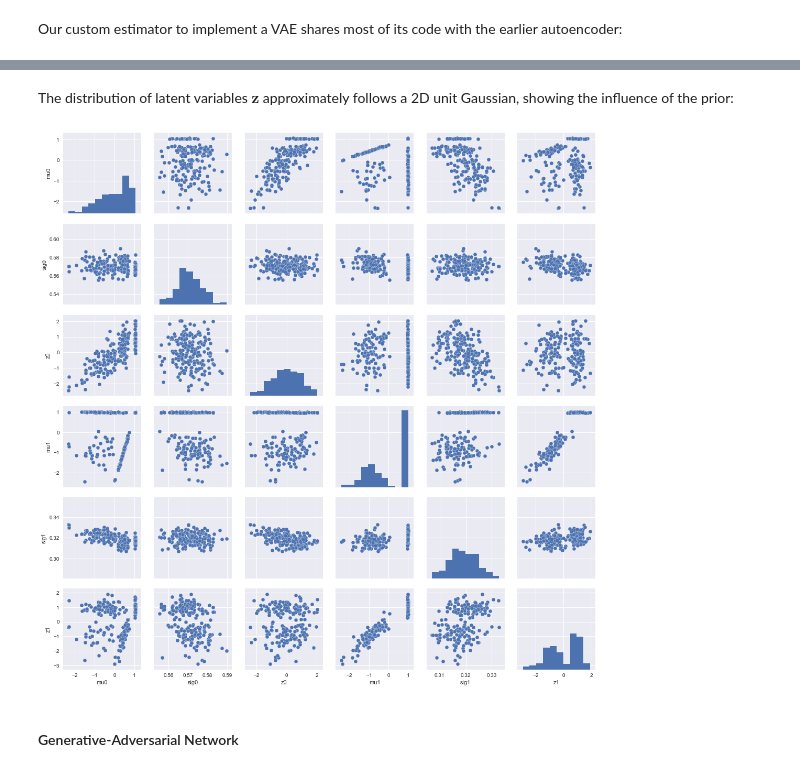
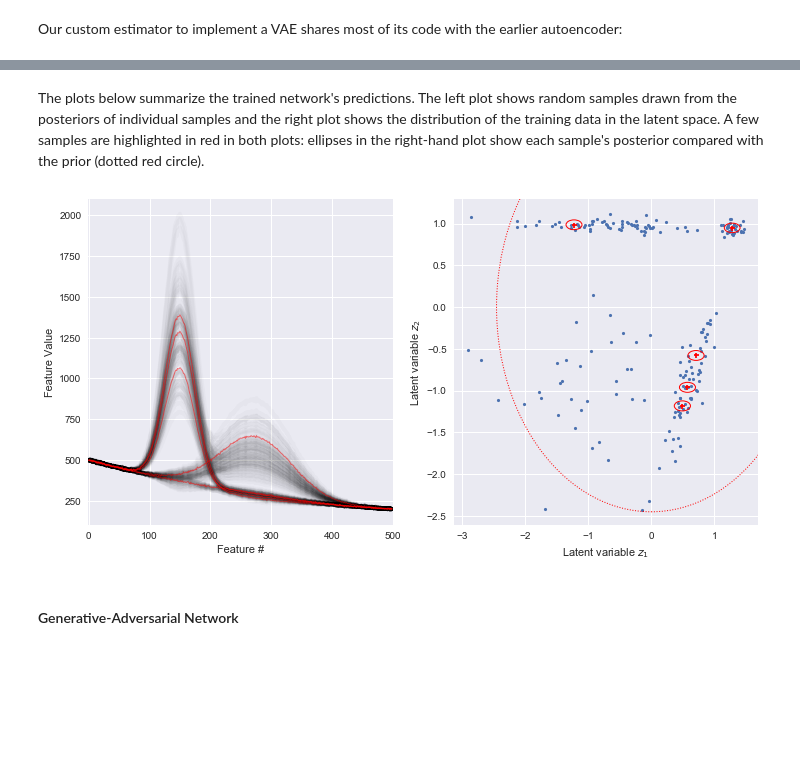
Before and after one commit to dkirkby/MachineLearningStatistics, a Jupyter notebook: notebooks/DeepLearning.ipynb, the cells around one changed output, grey strips where cells are left out. Drawn from its saved outputs; the diff is of its cells as text; code cells hidden in the pictures; blank space fills up the shorter version.

```diff
--- a/notebooks/DeepLearning.ipynb
+++ b/notebooks/DeepLearning.ipynb
@@ -627,6 +656,7 @@ def variational_autoencoder_model(features, labels, mode, params):
     D = params['dimension']
     C = params['n_components']
     eta = params['learning_rate']
+    sigx = params['noise_sigma']
 
     # Build the input layer.
     inputs = tf.reshape(features['X'], [-1, D])
@@ -660,7 +690,7 @@ def variational_autoencoder_model(features, labels, mode, params):
             'output': outputs})
 
     # Calculate the loss for TRAIN and EVAL modes.
-    decoder_loss = tf.reduce_sum((outputs - inputs) ** 2, axis=1)
+    decoder_loss = tf.reduce_sum((outputs - inputs) ** 2, axis=1) / (2 * sigx)
     kl_loss = 0.5 * tf.reduce_sum(latent_mu ** 2 + sigma ** 2 - 2 * latent_t - 1, axis=1)
     loss = tf.reduce_mean(decoder_loss + kl_loss)
 
@@ -689,10 +719,11 @@ vae = tf.estimator.Estimator(
         dimension=500,
         hidden_units=[],
         n_components=2,
+        noise_sigma=0.015,
         learning_rate=0.001))
 # %%
 vae.train(
     input_fn=tf.estimator.inputs.numpy_input_fn(
         x={'X': Xn}, y=None,
-        batch_size=500, num_epochs=None, shuffle=True),
-    steps=2000);
+        batch_size=250, num_epochs=None, shuffle=True),
+    steps=10000);
@@ -718,30 +730,44 @@ plot_reconstructed(Xn)
-# %% [markdown]
-The distribution of latent variables $\mathbf{z}$ approximately follows a 2D unit Gaussian, showing the influence of the prior:
-# %%
-def plot_latent(Xn, model=vae):
-    predictions = model.predict(
-        input_fn=tf.estimator.inputs.numpy_input_fn(
-            x={'X': Xn}, y=None, num_epochs=1, shuffle=False))
-    mean, sigma, z = [], [], []
-    for pred in predictions:
-        mean.append(pred['mean'])
-        sigma.append(pred['sigma'])
-        z.append(pred['latent'])
-    mean = np.array(mean)
-    sigma = np.array(sigma)
-    z  = np.array(z)
-    N, C = mean.shape
-    df = pd.DataFrame()
-    for i in range(C):
-        df['mu{}'.format(i)] = mean[:, i]
-        df['sig{}'.format(i)] = sigma[:, i]
-        df['z{}'.format(i)] = z[:, i]
-    sns.pairplot(df)
-    return df
-
-df = plot_latent(Xn)
-# %% [output]
-[figure, removed]
+# %% [markdown]
+The plots below summarize the trained network's predictions. The left plot shows random samples drawn from the posteriors of individual samples and the right plot shows the distribution of the training data in the latent space. A few samples are highlighted in red in both plots: ellipses in the right-hand plot show each sample's posterior compared with the prior (dotted red circle).
+# %%
+def plot_predicted(Xn, model=vae, nsamples=5, nsig=2.45):
+    predictions = model.predict(
+        input_fn=tf.estimator.inputs.numpy_input_fn(
+            x={'X': Xn}, y=None, num_epochs=1, shuffle=False))
+    N, D = Xn.shape
+    mean, sigma, z = [], [], []
+    _, ax = plt.subplots(1, 2, figsize=(12, 6))
+    for i, pred in enumerate(predictions):
+        Xr = original(pred['output'])
+        if i < nsamples:
+            ax[0].plot(Xr, 'r-', lw=1, alpha=0.5, zorder=10)
+        else:
+            ax[0].plot(Xr, 'k-', lw=4, alpha=0.02)
+        mean.append(pred['mean'])
+        sigma.append(pred['sigma'])
+        z.append(pred['latent'])
+    ax[0].set_xlim(-0.5, D+0.5)
+    ax[0].set_xlabel('Feature #')
+    ax[0].set_ylabel('Feature Value')
+    mean = np.array(mean)
+    sigma = np.array(sigma)
+    z  = np.array(z)
+    ax[1].scatter(z[:, 0], z[:, 1], s=10, lw=0)
+    ax[1].add_artist(plt.Circle([0,0], nsig, ls=':', fc='none', ec='r', lw=1))
+    mu = mean[:nsamples]
+    ax[1].scatter(mu[:, 0], mu[:, 1], s=25, marker='+', color='r')
+    widths = nsig * sigma[:nsamples, 0]
+    heights = nsig * sigma[:nsamples, 1]
+    angles = np.zeros_like(widths)
+    ax[1].add_collection(matplotlib.collections.EllipseCollection(
+        widths, heights, angles, units='xy', offsets=mu, linewidths=1,
+        transOffset=ax[1].transData, facecolors='none', edgecolors='r'))
+    ax[1].set_xlabel('Latent variable $z_1$')
+    ax[1].set_ylabel('Latent variable $z_2$')
+
+plot_predicted(Xn)
+# %% [output]
+[figure, added]
 # %% [markdown]
 #### Generative-Adversarial Network
 # %% [markdown]
```
Also changed, not shown: parts of 8 cells of this notebook.
